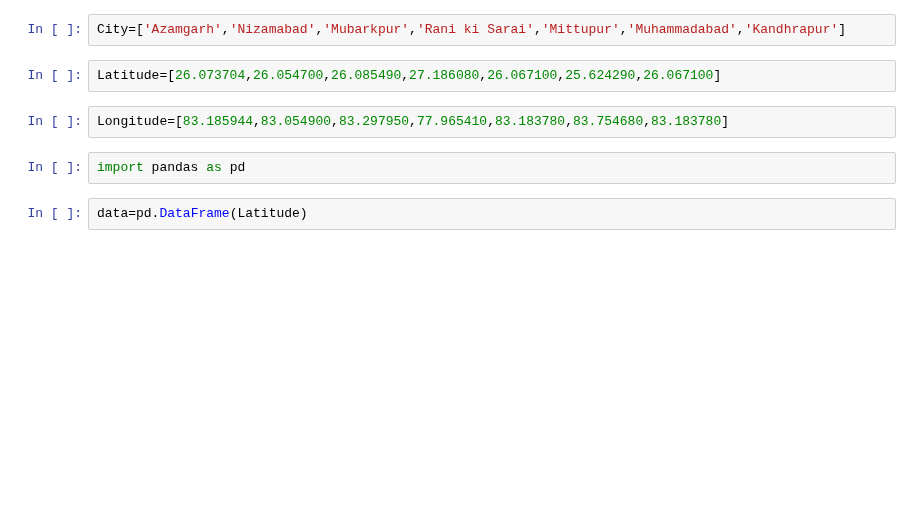
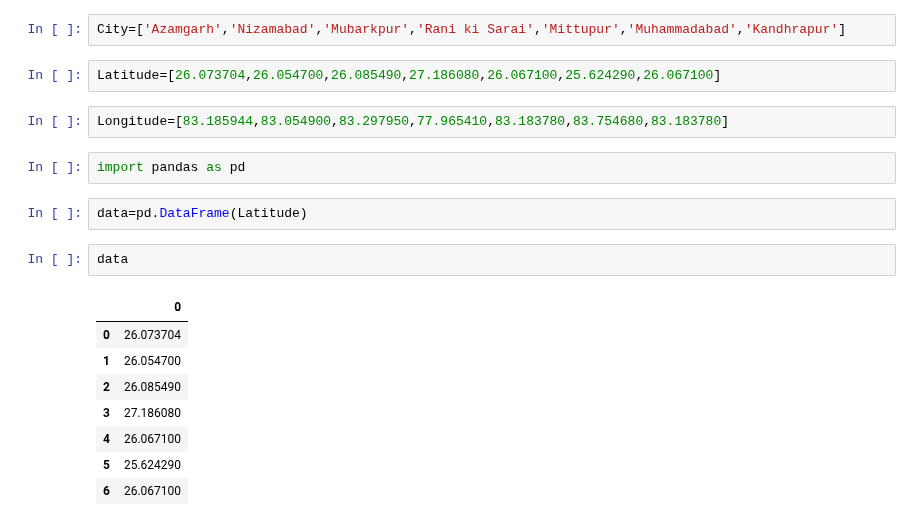
Before and after one commit to akashi8004/py-lists-with-maps-data-science-intro-000, a Jupyter notebook: .~index.ipynb, the cells around one changed output. Cells and saved outputs as stored; diff of their text form; blank space fills up the shorter version.

```diff
--- a/.~index.ipynb
+++ b/.~index.ipynb
@@ -304,3 +304,14 @@ Longitude=[83.185944,83.054900,83.297950,77.965410,83.183780,83.754680,83.183780
 import pandas as pd
 # %%
 data=pd.DataFrame(Latitude)
+# %%
+data
+# %% [output]
+|  | 0 |
+| 0 | 26.073704 |
+| 1 | 26.054700 |
+| 2 | 26.085490 |
+| 3 | 27.186080 |
+| 4 | 26.067100 |
+| 5 | 25.624290 |
+| 6 | 26.067100 |
```
